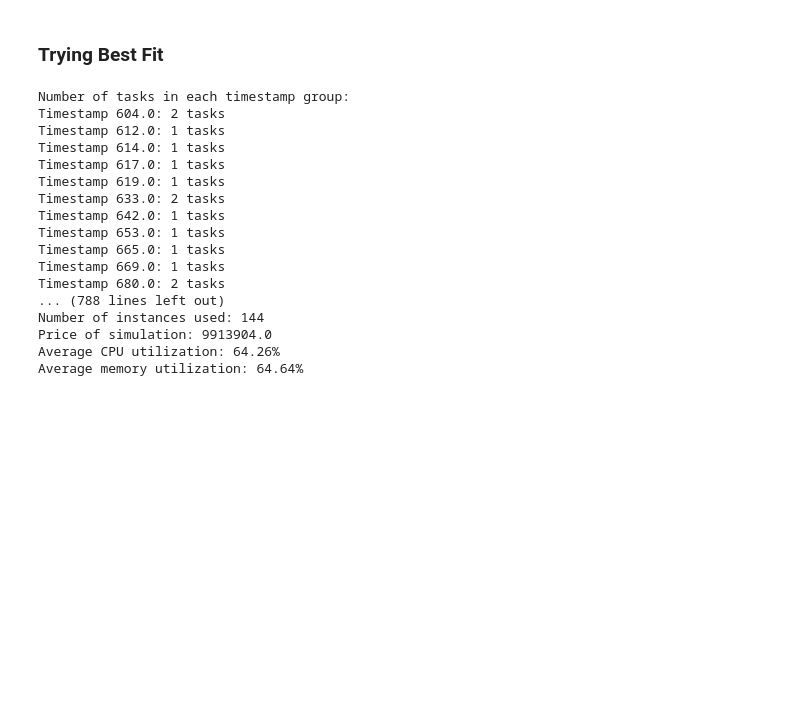
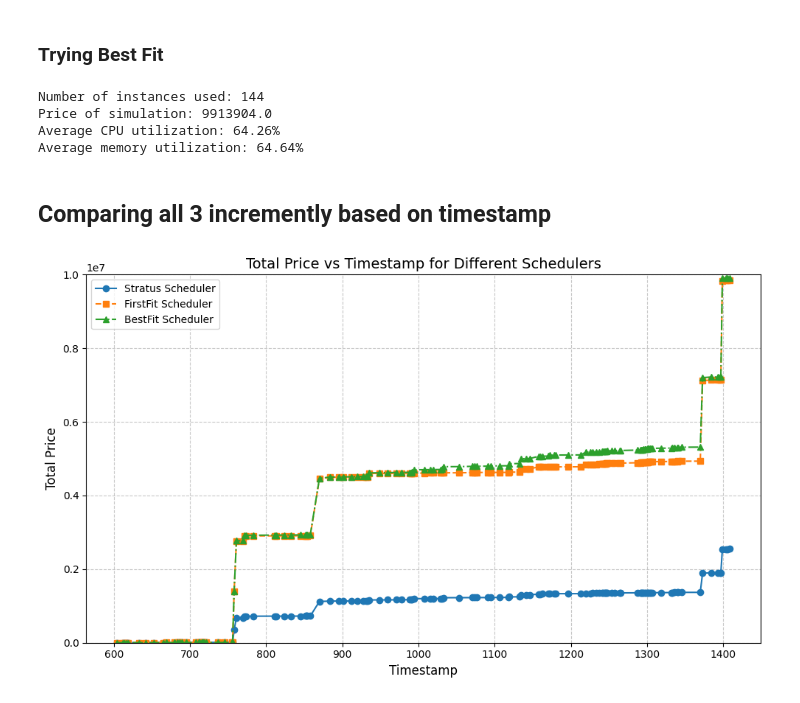
Before and after one commit to ayushmandixit2000/Stratus-simulation, a Jupyter notebook: stratusSimulation.ipynb, the cells around one changed output. Saved outputs shown, nothing was run; the diff lists cells and outputs as text; code cells hidden in the pictures; blank space fills up the shorter version.

Commit message:
Add performance visualisation

```diff
--- a/stratusSimulation.ipynb
+++ b/stratusSimulation.ipynb
@@ -331,6 +331,12 @@ class StratusScheduler:
 
     def _get_instance_with_most_resources(self, eligible_instances: pd.DataFrame) -> pd.Series:
         # Calculate the available CPU and memory for each instance
+        # eligible_instances['available_resources'] = (
+        #     (eligible_instances['CPU_capacity'] - eligible_instances['CPU_used']) +
+        #     (eligible_instances['memory_capacity'] - eligible_instances['memory_used'])
+        # )
+
+        eligible_instances = eligible_instances.copy()
         eligible_instances['available_resources'] = (
             (eligible_instances['CPU_capacity'] - eligible_instances['CPU_used']) +
             (eligible_instances['memory_capacity'] - eligible_instances['memory_used'])
@@ -1292,10 +1132,10 @@ class BestFitScheduler:
 scheduler = BestFitScheduler(instance_types)
 tasks_by_timestamp = task_runtimes.groupby('timestamp')
 
-# Print the number of tasks in each timestamp group
-print("Number of tasks in each timestamp group:")
-for timestamp, tasks in tasks_by_timestamp:
-    print(f"Timestamp {timestamp}: {len(tasks)} tasks")
+# # Print the number of tasks in each timestamp group
+# print("Number of tasks in each timestamp group:")
+# for timestamp, tasks in tasks_by_timestamp:
+#     print(f"Timestamp {timestamp}: {len(tasks)} tasks")
 
 total_cpu_utilization = 0
 total_memory_utilization = 0
@@ -1303,7 +1143,6 @@ timestamp_count = 0
 
 # Iterate over each timestamp and its corresponding tasks
 for timestamp, tasks in tasks_by_timestamp:
-    print(f"Processing tasks for timestamp: {timestamp}")
 
     if timestamp >= 1421:
         break
@@ -1335,20 +1174,9 @@ print("Average memory utilization: " + str(round(average_memory_utilization, 2))
 # print("\nInstance Bins:")
 # print(scheduler.instance_bins)
 # %% [output]
-Number of tasks in each timestamp group:
-Timestamp 604.0: 2 tasks
-Timestamp 612.0: 1 tasks
-Timestamp 614.0: 1 tasks
-Timestamp 617.0: 1 tasks
-Timestamp 619.0: 1 tasks
-Timestamp 633.0: 2 tasks
-Timestamp 642.0: 1 tasks
-Timestamp 653.0: 1 tasks
-Timestamp 665.0: 1 tasks
-Timestamp 669.0: 1 tasks
-Timestamp 680.0: 2 tasks
-... (788 lines left out)
 Number of instances used: 144
 Price of simulation: 9913904.0
 Average CPU utilization: 64.26%
 Average memory utilization: 64.64%
+# %% [markdown]
+## Comparing all 3 incremently based on timestamp
@@ -1354,0 +1243,34 @@ Average memory utilization: 64.64%
+# %%
+import matplotlib.pyplot as plt
+
+# Plot the total price for each scheduler against the timestamp
+plt.figure(figsize=(10, 6))
+
+# Stratus Scheduler price
+plt.plot(timestamp_points, stratus_price, label='Stratus Scheduler', linestyle='-', marker='o')
+
+# FirstFit Scheduler price
+plt.plot(timestamp_points, firstfit_price, label='FirstFit Scheduler', linestyle='--', marker='s')
+
+# BestFit Scheduler price
+plt.plot(timestamp_points, bestfit_price, label='BestFit Scheduler', linestyle='-.', marker='^')
+
+# Adding labels and title
+plt.xlabel('Timestamp', fontsize=12)
+plt.ylabel('Total Price', fontsize=12)
+plt.title('Total Price vs Timestamp for Different Schedulers', fontsize=14)
+
+# Set y-axis range
+plt.ylim(0, 10000000)
+
+# Adding legend
+plt.legend()
+
+# Adding grid
+plt.grid(True, linestyle='--', alpha=0.7)
+
+# Show the plot
+plt.tight_layout()
+plt.show()
+# %% [output]
+[figure, added]
```
Also changed, not shown: parts of 6 cells of this notebook.
